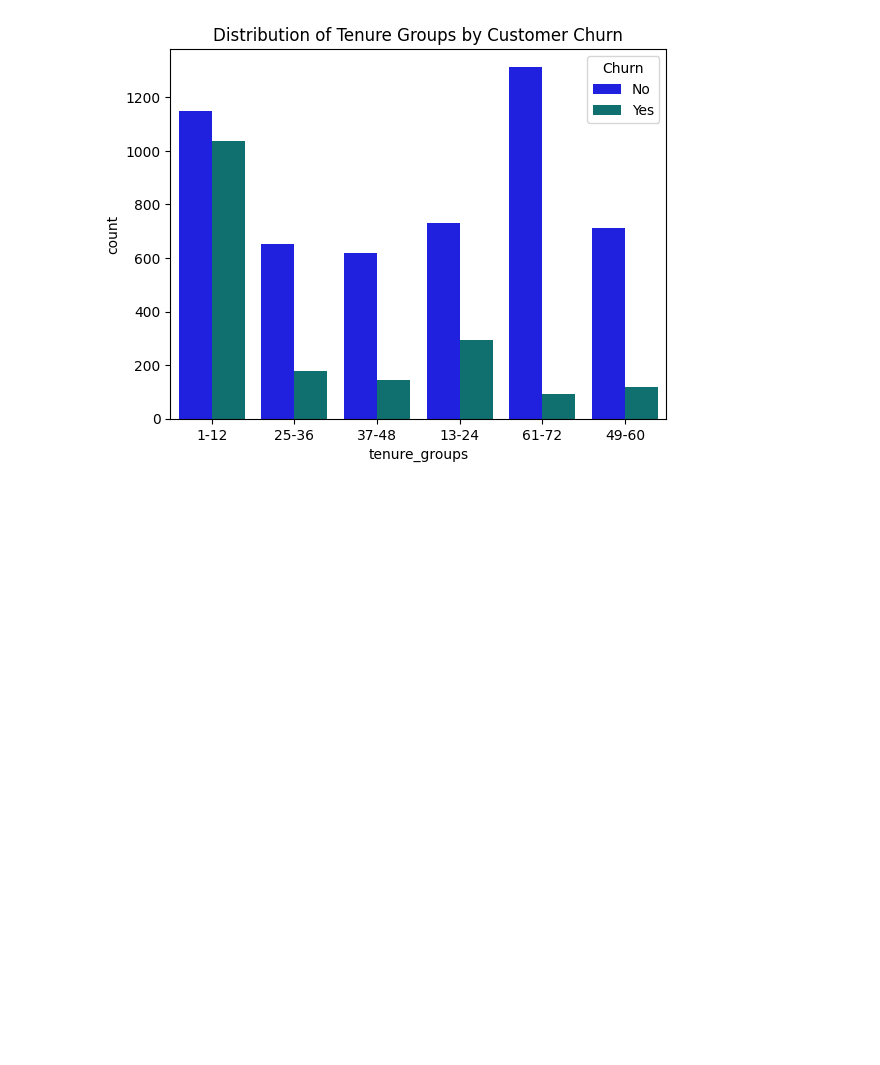
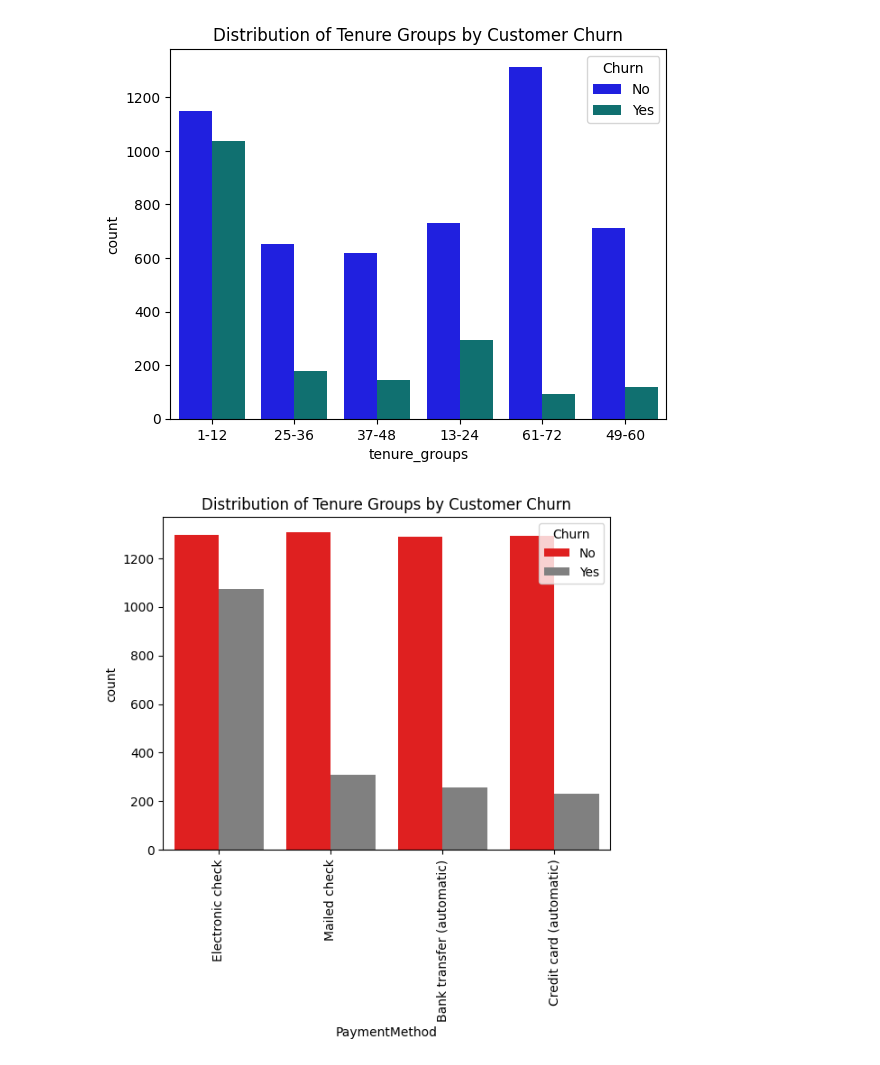
Before and after one commit to Odeyiany2/FLiT-Apprenticeship-Data-Science-Projects, a Jupyter notebook: Project_5 Churn-Prediction-Model-with-Deployment/Churn_Prediction_(1).ipynb, the cells around one changed output. Drawn from its saved outputs; the diff is of its cells as text; code cells hidden in the pictures; blank space fills up the shorter version.

```diff
--- a/Project_5 Churn-Prediction-Model-with-Deployment/Churn_Prediction_(1).ipynb
+++ b/Project_5 Churn-Prediction-Model-with-Deployment/Churn_Prediction_(1).ipynb
@@ -328,3 +328,11 @@ sns.countplot(data, x = "tenure_groups", hue = "Churn", palette = palette)
 plt.title("Distribution of Tenure Groups by Customer Churn");
 # %% [output]
 [figure]
+# %%
+#payment methods
+palette = {"No":"red", "Yes":"grey"}
+sns.countplot(data, x = "PaymentMethod", hue = "Churn", palette = palette)
+plt.xticks(rotation=90)
+plt.title("Distribution of Tenure Groups by Customer Churn");
+# %% [output]
+[figure, added]
```
Also changed, not shown: parts of 2 cells of this notebook.
